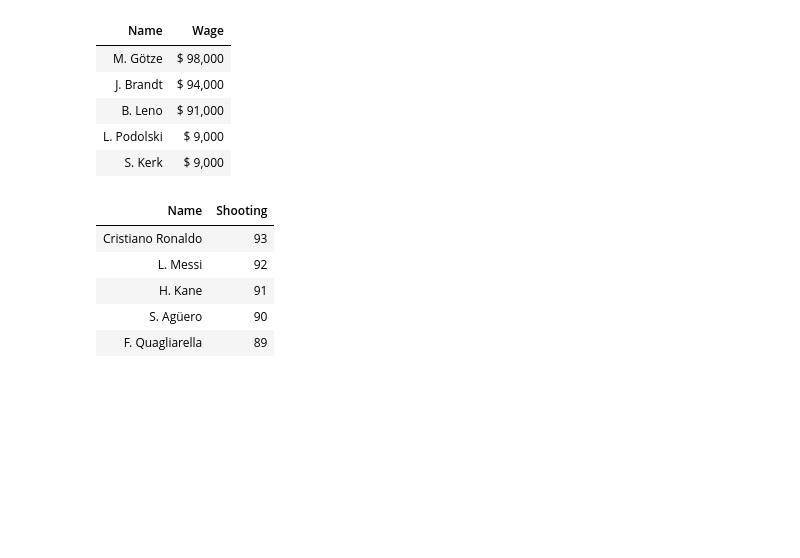
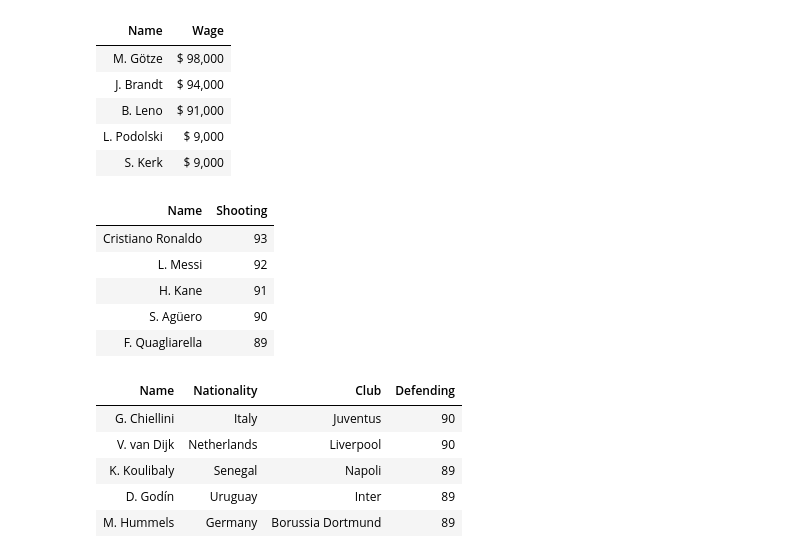
Before and after one commit to blwishom/JUMPlus, a Jupyter notebook: fifa_data_analysis/fifa_nb.ipynb, the cells around one changed output. Drawn from its saved outputs; the diff is of its cells as text; code cells hidden in the pictures; blank space fills up the shorter version.

```diff
--- a/fifa_data_analysis/fifa_nb.ipynb
+++ b/fifa_data_analysis/fifa_nb.ipynb
@@ -153,3 +158,14 @@ pd.DataFrame({'Name':top_shooters['short_name'], 'Shooting':top_shooters['shooti
 | H. Kane | 91 |
 | S. Agüero | 90 |
 | F. Quagliarella | 89 |
+# %%
+top_defenders = df.sort_values(by='defending', ascending=False)
+top_defenders['defending'] = top_defenders['defending'].replace([np.nan], 0).astype(int)
+pd.DataFrame({'Name':top_defenders['short_name'], 'Nationality':top_defenders['nationality'], 'Club':top_defenders['club'], 'Defending':top_defenders['defending']}).head().style.hide()
+# %% [output]
+| Name | Nationality | Club | Defending |
+| G. Chiellini | Italy | Juventus | 90 |
+| V. van Dijk | Netherlands | Liverpool | 90 |
+| K. Koulibaly | Senegal | Napoli | 89 |
+| D. Godín | Uruguay | Inter | 89 |
+| M. Hummels | Germany | Borussia Dortmund | 89 |
```
Also changed, not shown: parts of 11 cells of this notebook.
